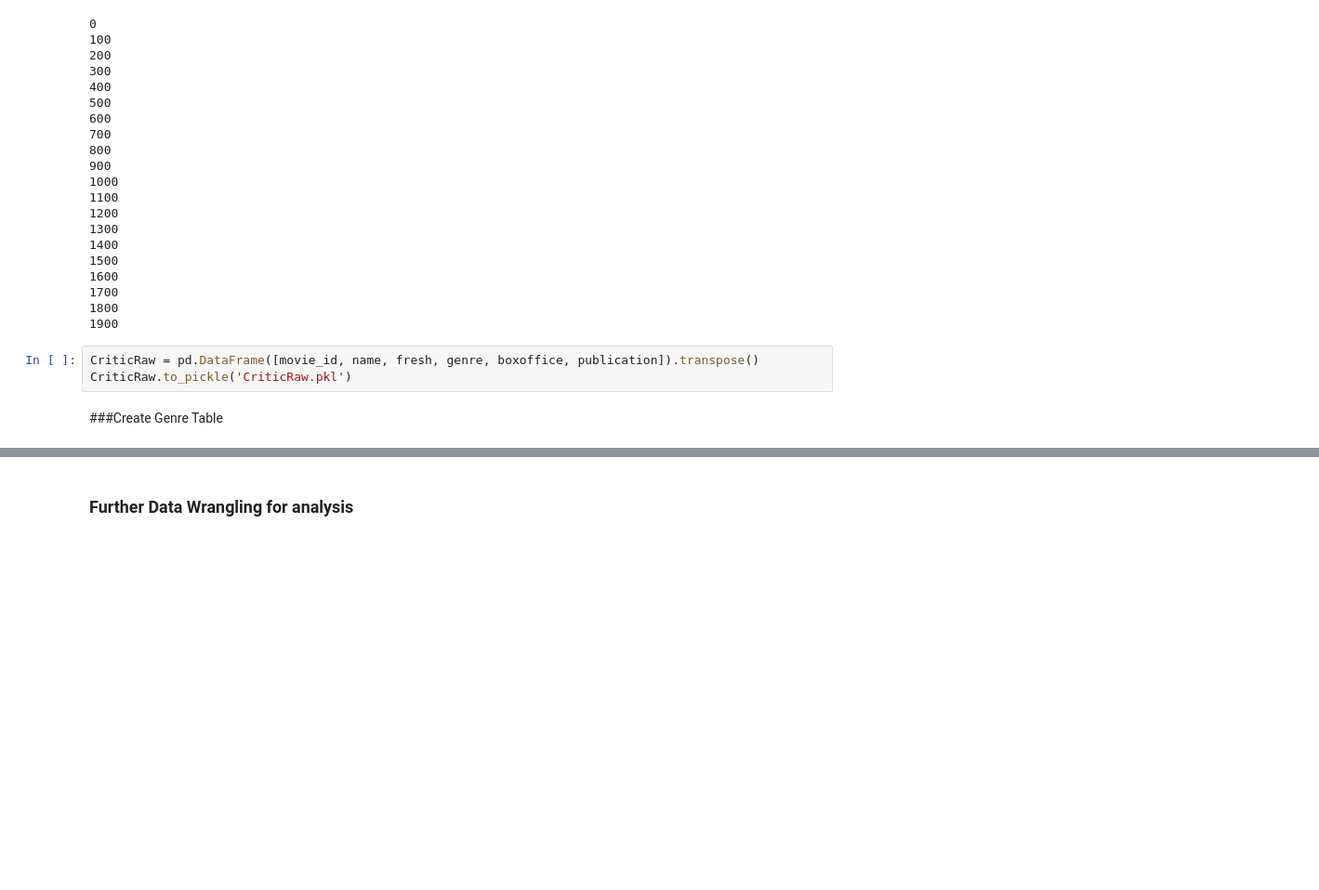
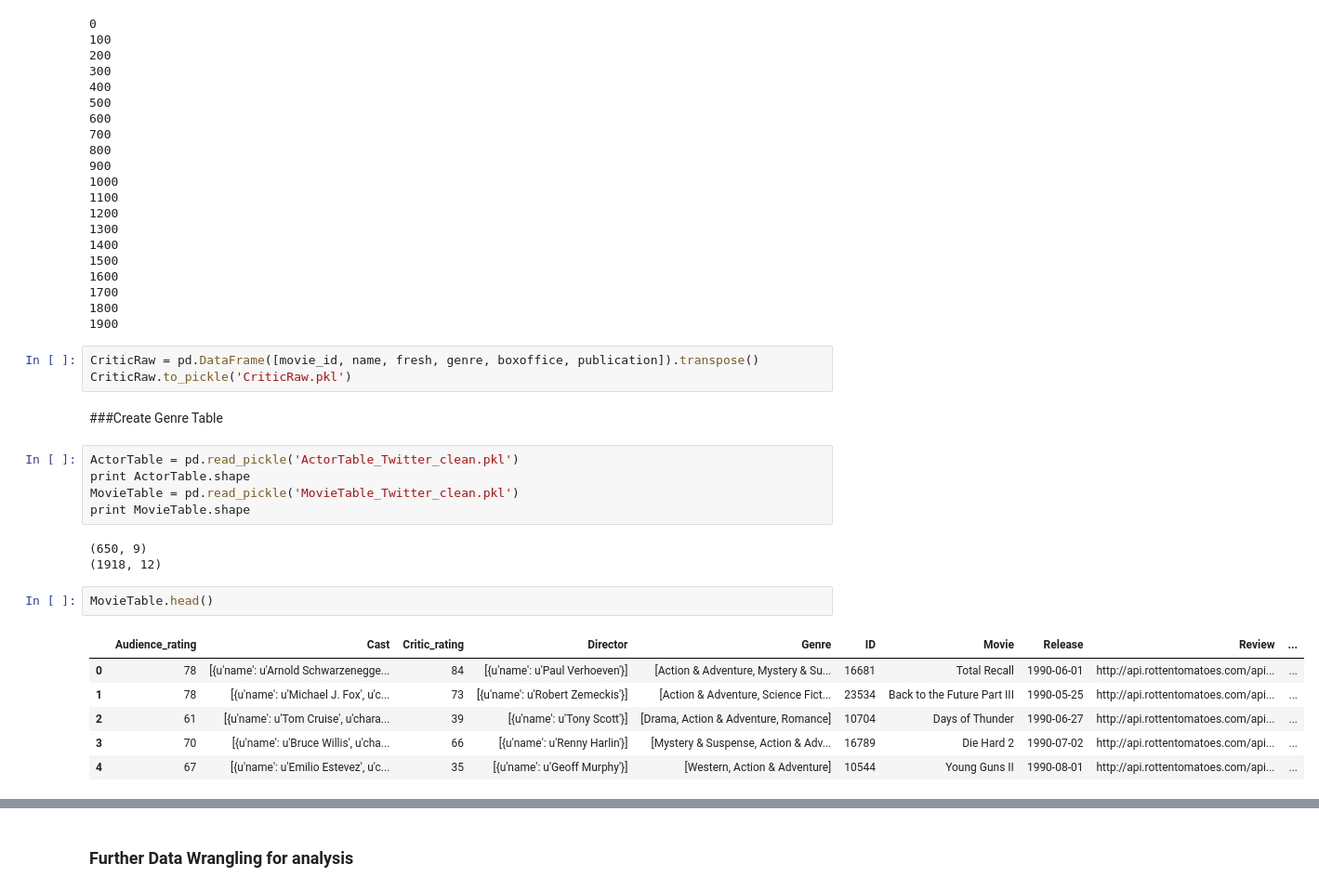
Before and after one commit to lantian2012/DataScience, a Jupyter notebook: Progress-PH.ipynb, the cells around one changed output, grey strips where cells are left out. Shown at 93% size. Saved outputs shown, nothing was run; the diff lists cells and outputs as text; blank space fills up the shorter version.

```diff
--- a/Progress-PH.ipynb
+++ b/Progress-PH.ipynb
@@ -1372,3 +1372,20 @@ CriticRaw = pd.DataFrame([movie_id, name, fresh, genre, boxoffice, publication])
 CriticRaw.to_pickle('CriticRaw.pkl')
 # %% [markdown]
 ###Create Genre Table
+# %%
+ActorTable = pd.read_pickle('ActorTable_Twitter_clean.pkl')
+print ActorTable.shape
+MovieTable = pd.read_pickle('MovieTable_Twitter_clean.pkl')
+print MovieTable.shape
+# %% [output]
+(650, 9)
+(1918, 12)
+# %%
+MovieTable.head()
+# %% [output]
+|  | Audience_rating | Cast | Critic_rating | Director | Genre | ID | Movie | Release | Review | ... |
+| 0 | 78 | [{u'name': u'Arnold Schwarzenegge... | 84 | [{u'name': u'Paul Verhoeven'}] | [Action & Adventure, Mystery & Su... | 16681 | Total Recall | 1990-06-01 | http://api.rottentomatoes.com/api... | ... |
+| 1 | 78 | [{u'name': u'Michael J. Fox', u'c... | 73 | [{u'name': u'Robert Zemeckis'}] | [Action & Adventure, Science Fict... | 23534 | Back to the Future Part III | 1990-05-25 | http://api.rottentomatoes.com/api... | ... |
+| 2 | 61 | [{u'name': u'Tom Cruise', u'chara... | 39 | [{u'name': u'Tony Scott'}] | [Drama, Action & Adventure, Romance] | 10704 | Days of Thunder | 1990-06-27 | http://api.rottentomatoes.com/api... | ... |
+| 3 | 70 | [{u'name': u'Bruce Willis', u'cha... | 66 | [{u'name': u'Renny Harlin'}] | [Mystery & Suspense, Action & Adv... | 16789 | Die Hard 2 | 1990-07-02 | http://api.rottentomatoes.com/api... | ... |
+| 4 | 67 | [{u'name': u'Emilio Estevez', u'c... | 35 | [{u'name': u'Geoff Murphy'}] | [Western, Action & Adventure] | 10544 | Young Guns II | 1990-08-01 | http://api.rottentomatoes.com/api... | ... |
```
Also changed, not shown: parts of 17 cells of this notebook, 4 other files.
